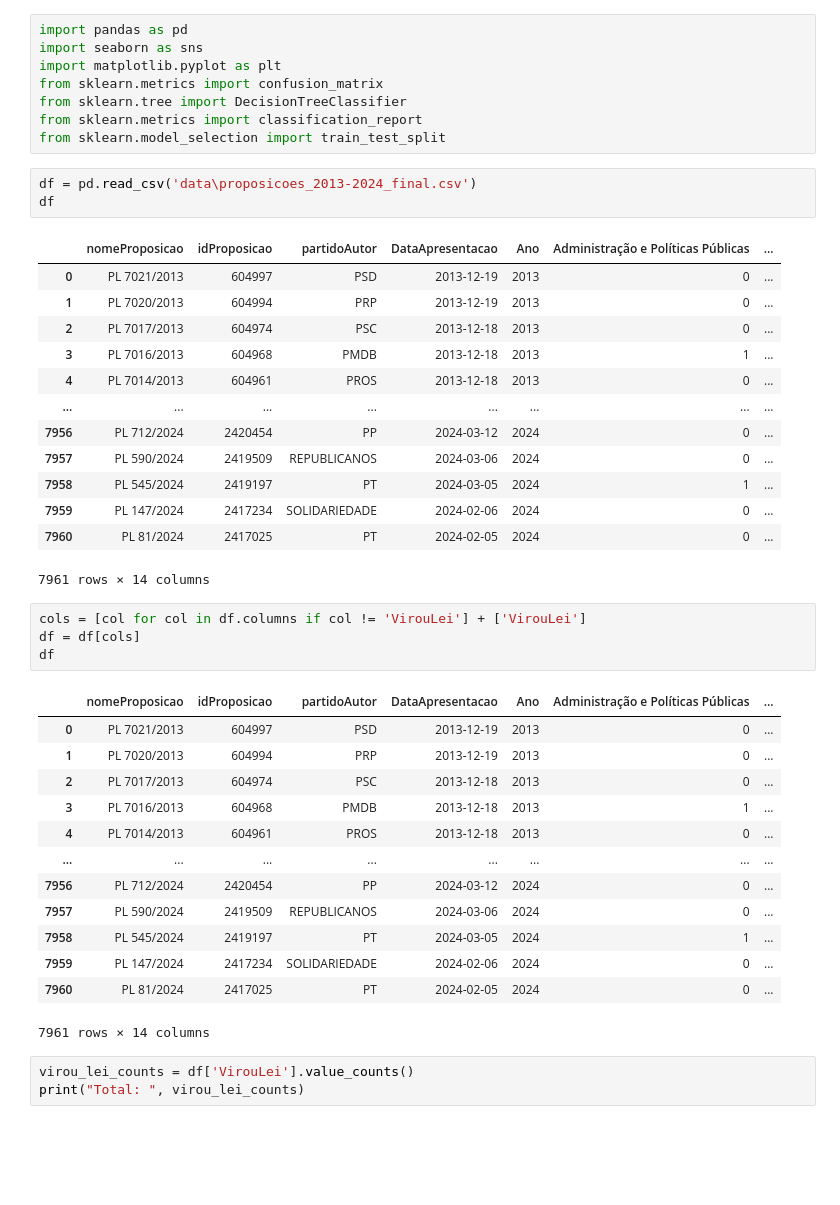
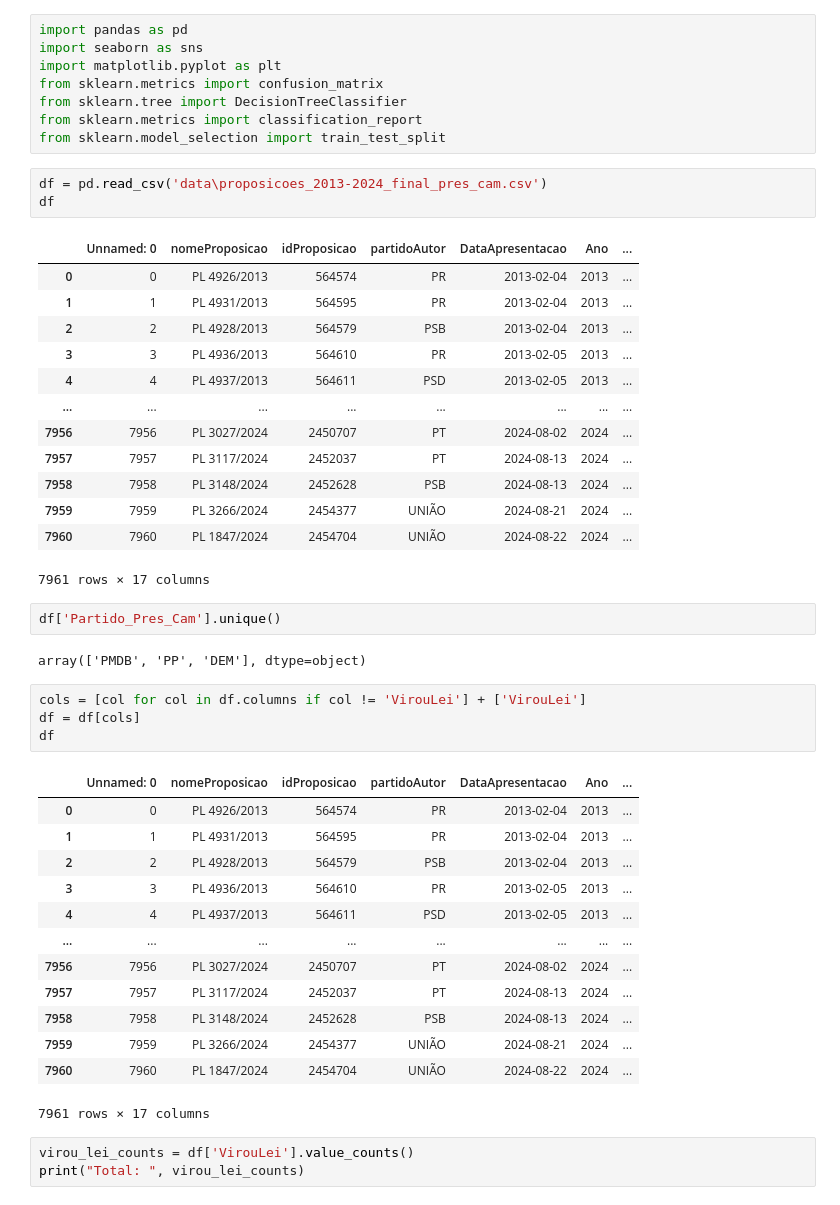
Before and after one commit to adriel1ft/NN_project, a Jupyter notebook: teste_arvore.ipynb, the cells around one changed output. Drawn from its saved outputs; the diff is of its cells as text; blank space fills up the shorter version.

```diff
--- a/teste_arvore.ipynb
+++ b/teste_arvore.ipynb
@@ -7,40 +7,44 @@ from sklearn.tree import DecisionTreeClassifier
 from sklearn.metrics import classification_report
 from sklearn.model_selection import train_test_split
 # %%
-df = pd.read_csv('data\proposicoes_2013-2024_final.csv')
+df = pd.read_csv('data\proposicoes_2013-2024_final_pres_cam.csv')
 df
 # %% [output]
-|  | nomeProposicao | idProposicao | partidoAutor | DataApresentacao | Ano | Administração e Políticas Públicas | ... |
-| 0 | PL 7021/2013 | 604997 | PSD | 2013-12-19 | 2013 | 0 | ... |
-| 1 | PL 7020/2013 | 604994 | PRP | 2013-12-19 | 2013 | 0 | ... |
-| 2 | PL 7017/2013 | 604974 | PSC | 2013-12-18 | 2013 | 0 | ... |
-| 3 | PL 7016/2013 | 604968 | PMDB | 2013-12-18 | 2013 | 1 | ... |
-| 4 | PL 7014/2013 | 604961 | PROS | 2013-12-18 | 2013 | 0 | ... |
+|  | Unnamed: 0 | nomeProposicao | idProposicao | partidoAutor | DataApresentacao | Ano | ... |
+| 0 | 0 | PL 4926/2013 | 564574 | PR | 2013-02-04 | 2013 | ... |
+| 1 | 1 | PL 4931/2013 | 564595 | PR | 2013-02-04 | 2013 | ... |
+| 2 | 2 | PL 4928/2013 | 564579 | PSB | 2013-02-04 | 2013 | ... |
+| 3 | 3 | PL 4936/2013 | 564610 | PR | 2013-02-05 | 2013 | ... |
+| 4 | 4 | PL 4937/2013 | 564611 | PSD | 2013-02-05 | 2013 | ... |
 | ... | ... | ... | ... | ... | ... | ... | ... |
-| 7956 | PL 712/2024 | 2420454 | PP | 2024-03-12 | 2024 | 0 | ... |
-| 7957 | PL 590/2024 | 2419509 | REPUBLICANOS | 2024-03-06 | 2024 | 0 | ... |
-| 7958 | PL 545/2024 | 2419197 | PT | 2024-03-05 | 2024 | 1 | ... |
-| 7959 | PL 147/2024 | 2417234 | SOLIDARIEDADE | 2024-02-06 | 2024 | 0 | ... |
-| 7960 | PL 81/2024 | 2417025 | PT | 2024-02-05 | 2024 | 0 | ... |
+| 7956 | 7956 | PL 3027/2024 | 2450707 | PT | 2024-08-02 | 2024 | ... |
+| 7957 | 7957 | PL 3117/2024 | 2452037 | PT | 2024-08-13 | 2024 | ... |
+| 7958 | 7958 | PL 3148/2024 | 2452628 | PSB | 2024-08-13 | 2024 | ... |
+| 7959 | 7959 | PL 3266/2024 | 2454377 | UNIÃO | 2024-08-21 | 2024 | ... |
+| 7960 | 7960 | PL 1847/2024 | 2454704 | UNIÃO | 2024-08-22 | 2024 | ... |
-7961 rows × 14 columns
+7961 rows × 17 columns
+# %%
+df['Partido_Pres_Cam'].unique()
+# %% [output]
+array(['PMDB', 'PP', 'DEM'], dtype=object)
 # %%
 cols = [col for col in df.columns if col != 'VirouLei'] + ['VirouLei']
 df = df[cols]
 df
 # %% [output]
-|  | nomeProposicao | idProposicao | partidoAutor | DataApresentacao | Ano | Administração e Políticas Públicas | ... |
-| 0 | PL 7021/2013 | 604997 | PSD | 2013-12-19 | 2013 | 0 | ... |
-| 1 | PL 7020/2013 | 604994 | PRP | 2013-12-19 | 2013 | 0 | ... |
-| 2 | PL 7017/2013 | 604974 | PSC | 2013-12-18 | 2013 | 0 | ... |
-| 3 | PL 7016/2013 | 604968 | PMDB | 2013-12-18 | 2013 | 1 | ... |
-| 4 | PL 7014/2013 | 604961 | PROS | 2013-12-18 | 2013 | 0 | ... |
+|  | Unnamed: 0 | nomeProposicao | idProposicao | partidoAutor | DataApresentacao | Ano | ... |
+| 0 | 0 | PL 4926/2013 | 564574 | PR | 2013-02-04 | 2013 | ... |
+| 1 | 1 | PL 4931/2013 | 564595 | PR | 2013-02-04 | 2013 | ... |
+| 2 | 2 | PL 4928/2013 | 564579 | PSB | 2013-02-04 | 2013 | ... |
+| 3 | 3 | PL 4936/2013 | 564610 | PR | 2013-02-05 | 2013 | ... |
+| 4 | 4 | PL 4937/2013 | 564611 | PSD | 2013-02-05 | 2013 | ... |
 | ... | ... | ... | ... | ... | ... | ... | ... |
-| 7956 | PL 712/2024 | 2420454 | PP | 2024-03-12 | 2024 | 0 | ... |
-| 7957 | PL 590/2024 | 2419509 | REPUBLICANOS | 2024-03-06 | 2024 | 0 | ... |
-| 7958 | PL 545/2024 | 2419197 | PT | 2024-03-05 | 2024 | 1 | ... |
-| 7959 | PL 147/2024 | 2417234 | SOLIDARIEDADE | 2024-02-06 | 2024 | 0 | ... |
-| 7960 | PL 81/2024 | 2417025 | PT | 2024-02-05 | 2024 | 0 | ... |
+| 7956 | 7956 | PL 3027/2024 | 2450707 | PT | 2024-08-02 | 2024 | ... |
+| 7957 | 7957 | PL 3117/2024 | 2452037 | PT | 2024-08-13 | 2024 | ... |
+| 7958 | 7958 | PL 3148/2024 | 2452628 | PSB | 2024-08-13 | 2024 | ... |
+| 7959 | 7959 | PL 3266/2024 | 2454377 | UNIÃO | 2024-08-21 | 2024 | ... |
+| 7960 | 7960 | PL 1847/2024 | 2454704 | UNIÃO | 2024-08-22 | 2024 | ... |
-7961 rows × 14 columns
+7961 rows × 17 columns
 # %%
 virou_lei_counts = df['VirouLei'].value_counts()
 print("Total: ", virou_lei_counts)
```
Also changed, not shown: parts of 12 cells of this notebook, 3 other files.
